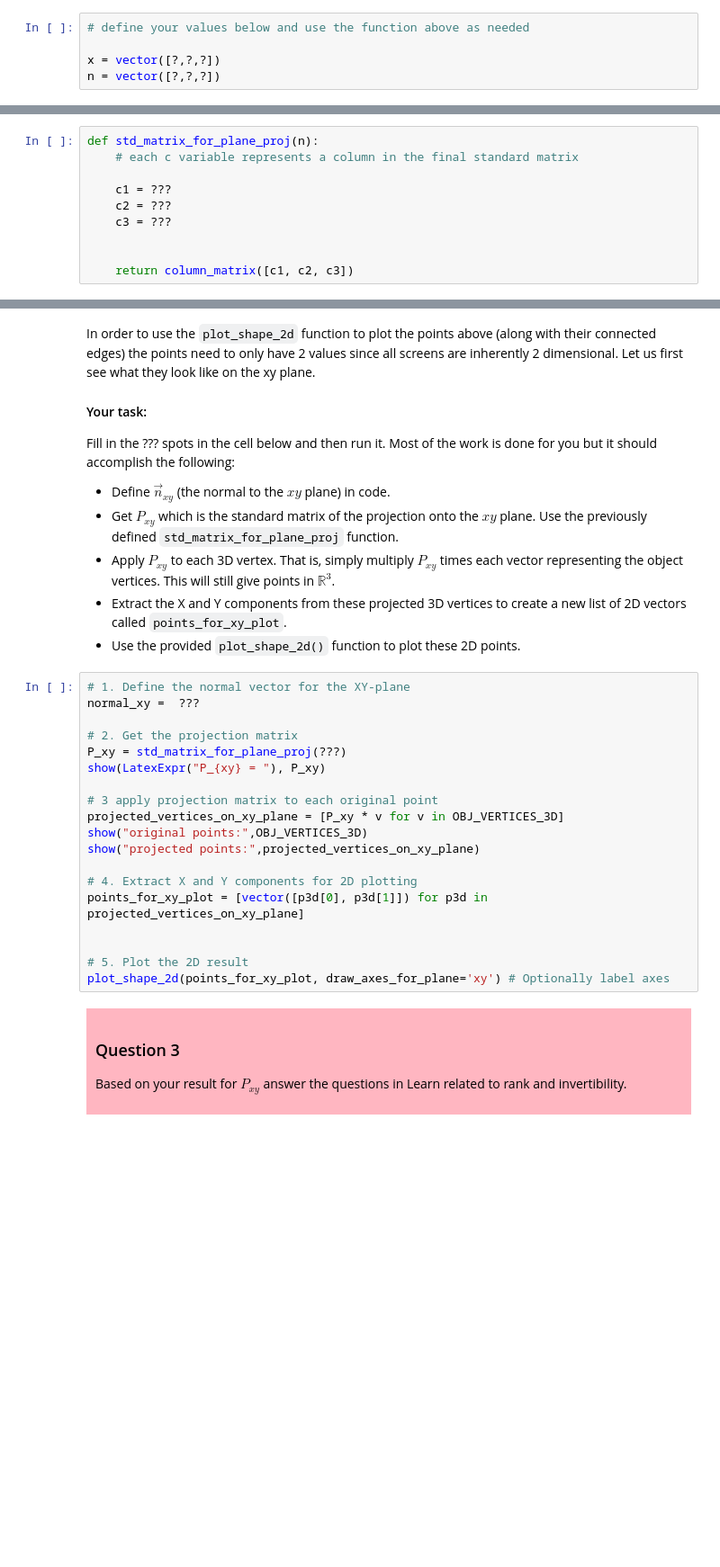
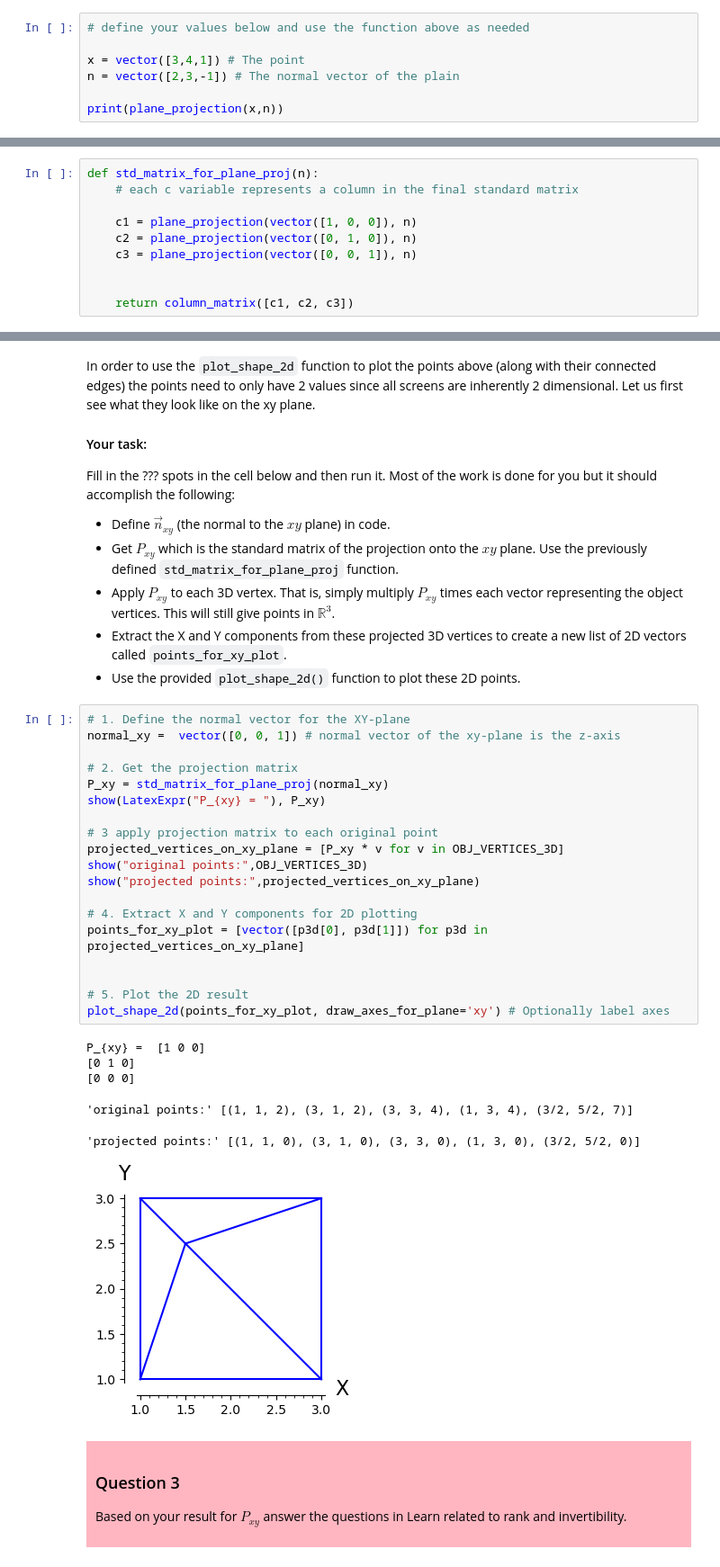
Before and after one commit to catr1xLiu/Notebook, a Jupyter notebook: MATH115 - Linear Algebra/Python Exercise/exercise04.ipynb, the cells around one changed output, grey strips where cells are left out. Shown at 90% size. Saved outputs shown, nothing was run; the diff lists cells and outputs as text; blank space fills up the shorter version.

```diff
--- a/MATH115 - Linear Algebra/Python Exercise/exercise04.ipynb
+++ b/MATH115 - Linear Algebra/Python Exercise/exercise04.ipynb
@@ -27,5 +27,7 @@ Using the function above calculate the projection of the point $(3,4,1)$ onto th
 # %%
 # define your values below and use the function above as needed
 
-x = vector([?,?,?])
-n = vector([?,?,?])
+x = vector([3,4,1]) # The point
+n = vector([2,3,-1]) # The normal vector of the plain
+
+print(plane_projection(x,n))
@@ -35,9 +39,9 @@ Recall to generate the standard matrix of a transformation we use the standard b
 def std_matrix_for_plane_proj(n):
     # each c variable represents a column in the final standard matrix
 
-    c1 = ???
-    c2 = ???
-    c3 = ???
+    c1 = plane_projection(vector([1, 0, 0]), n)
+    c2 = plane_projection(vector([0, 1, 0]), n)
+    c3 = plane_projection(vector([0, 0, 1]), n)
 
 
     return column_matrix([c1, c2, c3])
@@ -141,23 +152,30 @@ Fill in the ??? spots in the cell below and then run it. Most of the work is don
 - Use the provided `plot_shape_2d()` function to plot these 2D points.
 # %%
 # 1. Define the normal vector for the XY-plane
-normal_xy =  ???
+normal_xy =  vector([0, 0, 1]) # normal vector of the xy-plane is the z-axis
 
 # 2. Get the projection matrix
-P_xy = std_matrix_for_plane_proj(???)
+P_xy = std_matrix_for_plane_proj(normal_xy)
 show(LatexExpr("P_{xy} = "), P_xy)
 
 # 3 apply projection matrix to each original point
 projected_vertices_on_xy_plane = [P_xy * v for v in OBJ_VERTICES_3D]
 show("original points:",OBJ_VERTICES_3D)
 show("projected points:",projected_vertices_on_xy_plane)
 
 # 4. Extract X and Y components for 2D plotting
 points_for_xy_plot = [vector([p3d[0], p3d[1]]) for p3d in projected_vertices_on_xy_plane]
 
 
 # 5. Plot the 2D result
 plot_shape_2d(points_for_xy_plot, draw_axes_for_plane='xy') # Optionally label axes
+# %% [output]
+P_{xy} =  [1 0 0]
+[0 1 0]
+[0 0 0]
+'original points:' [(1, 1, 2), (3, 1, 2), (3, 3, 4), (1, 3, 4), (3/2, 5/2, 7)]
+'projected points:' [(1, 1, 0), (3, 1, 0), (3, 3, 0), (1, 3, 0), (3/2, 5/2, 0)]
+[figure, added]
 # %% [markdown]
 <div style="background-color: lightpink; color:black; padding: 10px">
 
```
Also changed, not shown: parts of 7 cells of this notebook, 1 other file.
